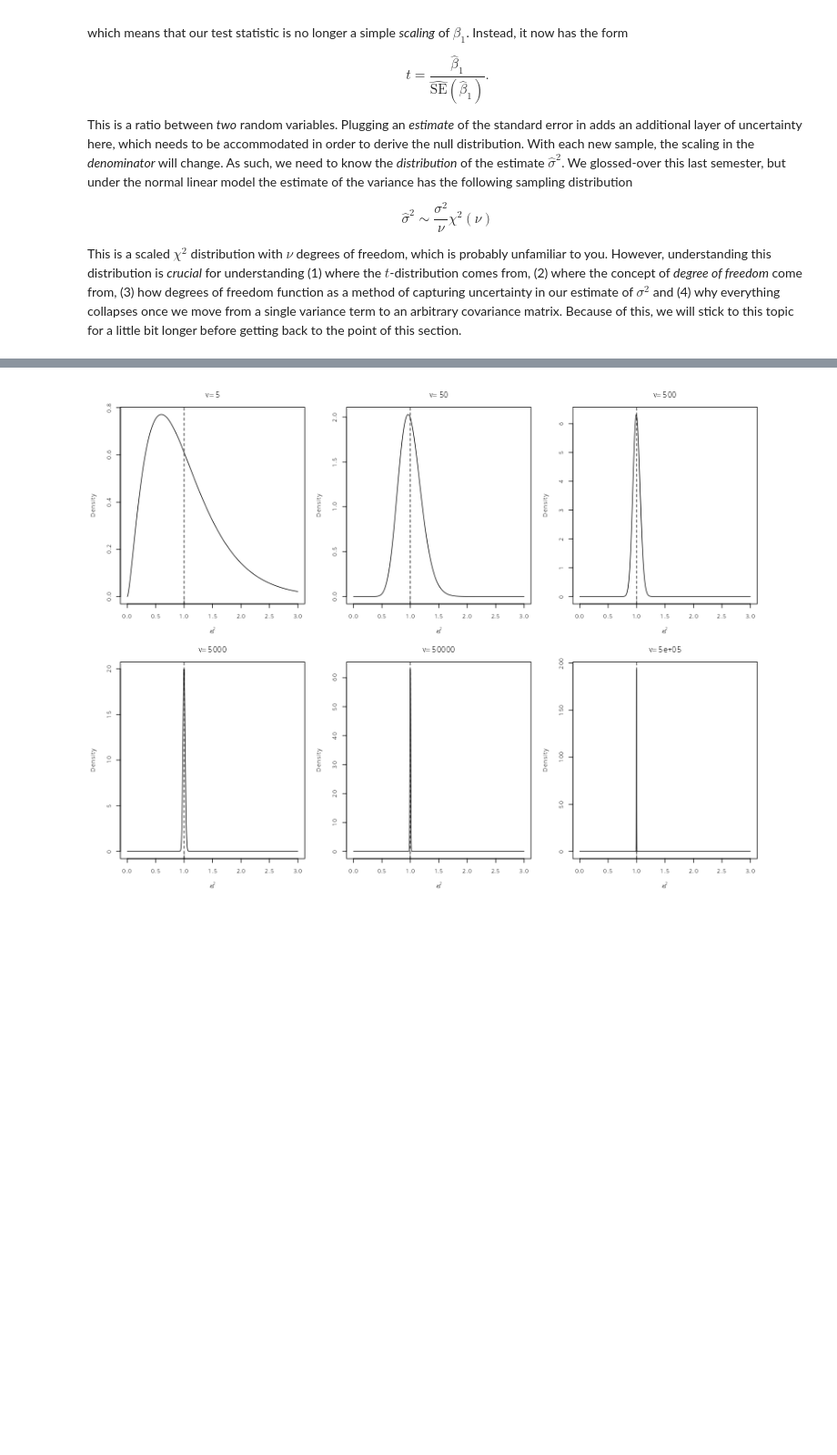
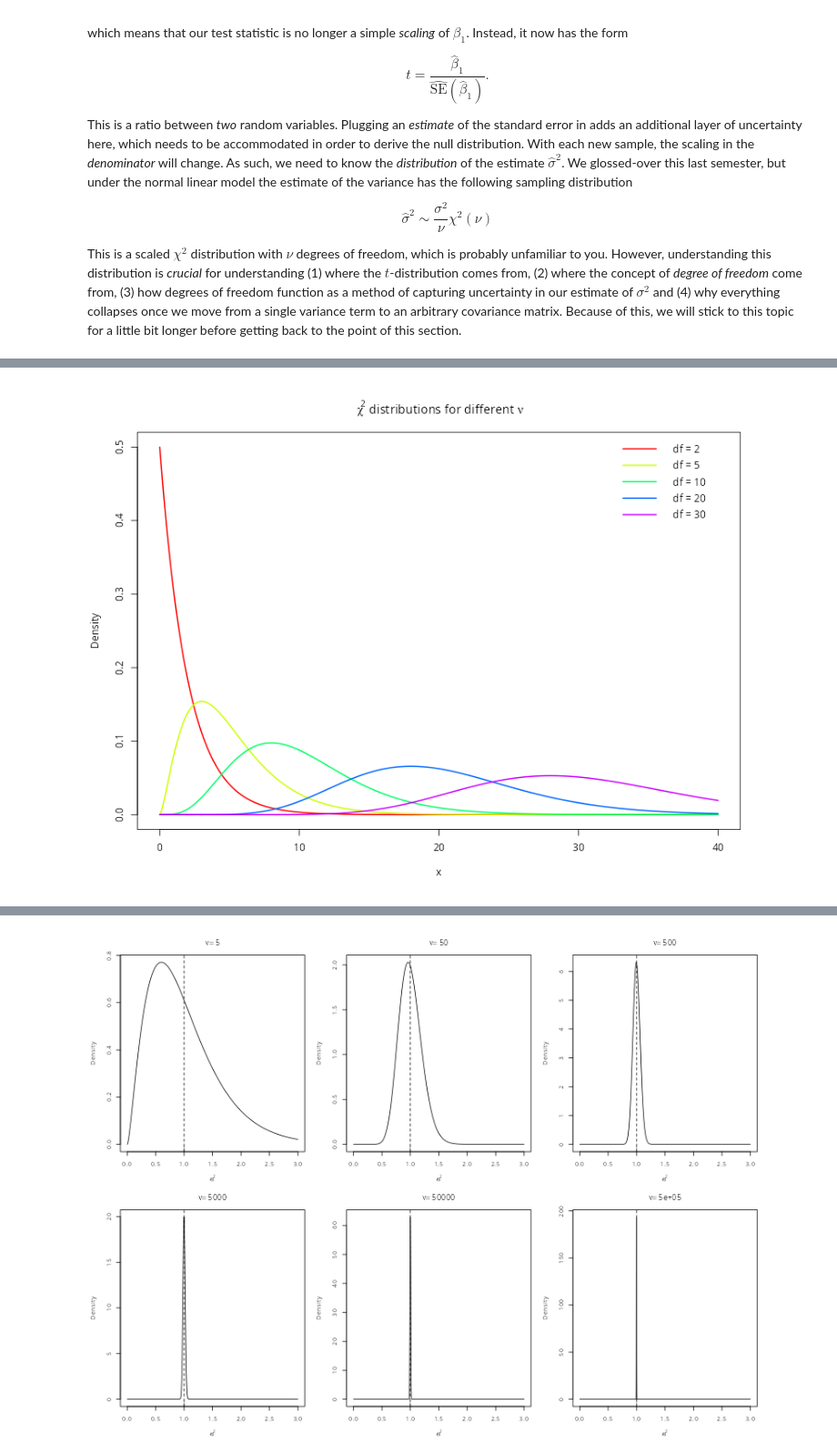
Before and after one commit to PCHN63112-Mixed-Models/mixed-effects-intro, a Jupyter notebook: 1.estimating-sigma.ipynb, the cells around one changed output, grey strips where cells are left out. Shown at 91% size. Drawn from its saved outputs; the diff is of its cells as text; code cells hidden in the pictures; blank space fills up the shorter version.

```diff
--- a/1.estimating-sigma.ipynb
+++ b/1.estimating-sigma.ipynb
@@ -52,0 +68,30 @@ To understand the scaled $\chi^{2}$ distribution, we need to first note that a $
+# %%
+# Plot several chi-square distributions on the same axes
+
+dfs <- c(2, 5, 10, 20, 30)
+x <- seq(0, 40, length.out = 2000)
+
+# Compute densities
+densities <- lapply(dfs, function(nu) dchisq(x, df = nu))
+
+# Set up empty plot with sensible limits
+ymax <- max(unlist(densities))
+plot(x, densities[[1]], type = "n",
+     xlab = expression(x),
+     ylab = "Density",
+     main = expression(chi^2 * " distributions for different " * nu))
+
+cols <- rainbow(length(dfs))
+
+# Add each curve
+for (i in seq_along(dfs)) {
+  lines(x, densities[[i]], col = cols[i], lwd = 2)
+}
+
+legend("topright",
+       legend = paste("df =", dfs),
+       col = cols,
+       lwd = 2,
+       bty = "n")
+# %% [output]
+[figure, added]
```
Also changed, not shown: parts of 8 cells of this notebook, 7 other files.
